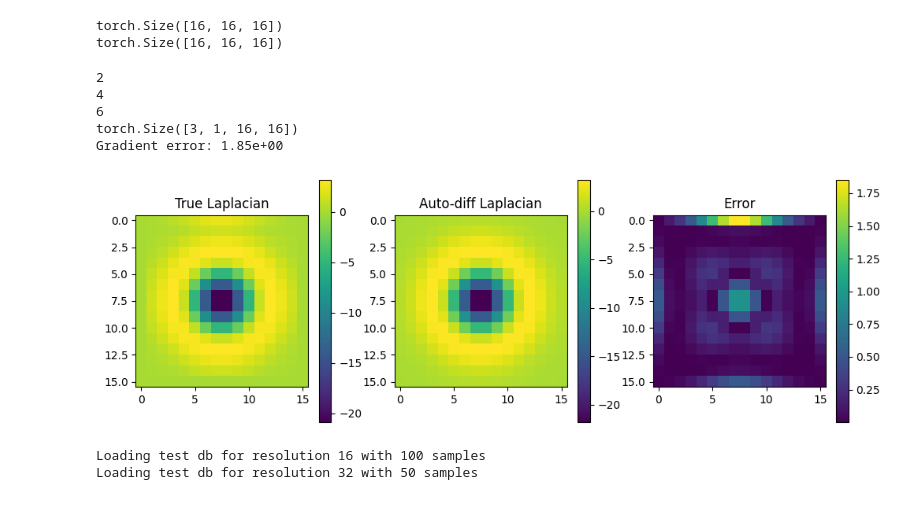
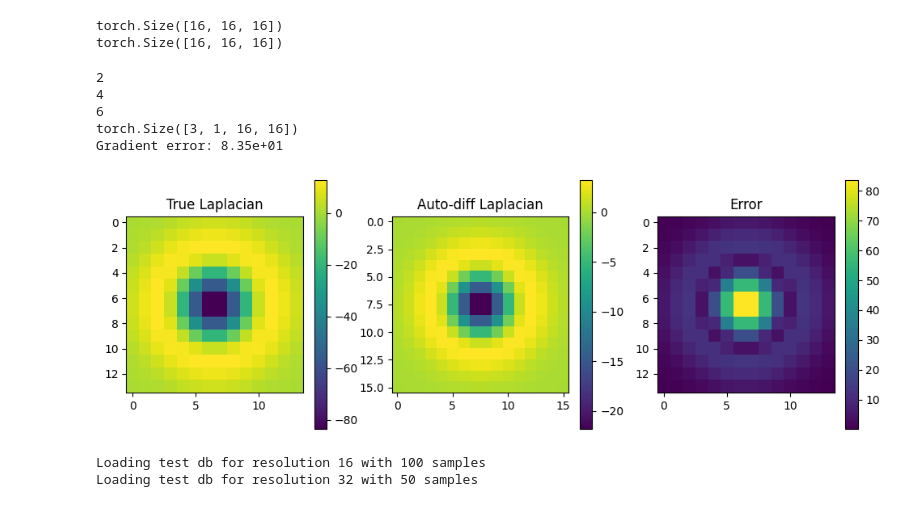
Before and after one commit to Mohammed-khlifi/NeuralPDE-Solver, a Jupyter notebook: FNO.ipynb, the cells around one changed output. Cells and saved outputs as stored; diff of their text form; code cells hidden in the pictures.

```diff
--- a/FNO.ipynb
+++ b/FNO.ipynb
@@ -322,15 +322,21 @@ class FVMDerivatives:
         self.X, self.Y = torch.meshgrid(self.x, self.y, indexing='ij')
 
 
-    def laplacian(self, u):
+    def laplacian(self, y_pred):
         """Calculate Laplacian using FVM"""
-        laplacian = torch.zeros_like(u)
+        y_pred = y_pred.squeeze()
+        batch_size, nx , ny = y_pred.shape
+        dx = 1 / nx
+        dy = 1 / ny
+        du_dx = (y_pred[:, 2:, 1:-1] - y_pred[:, :-2, 1:-1]) / (2 * dx)
+        du_dy = (y_pred[:, 1:-1, 2:] - y_pred[:, 1:-1, :-2]) / (2 * dy)
+        #print(du_dx.shape)
+        #import sys ; sys.exit()
+        # Calculate second derivatives
+        d2u_dx2 = (y_pred[:, 2:, 1:-1] - 2*y_pred[:, 1:-1, 1:-1] + y_pred[:, :-2, 1:-1]) / dx**2
+        d2u_dy2 = (y_pred[:, 1:-1, 2:] - 2*y_pred[:, 1:-1, 1:-1] + y_pred[:, 1:-1, :-2]) / dy**2
 
-        # Interior points
-        laplacian[1:-1, 1:-1] = (
-            (u[2:, 1:-1] - 2 * u[1:-1, 1:-1] + u[:-2, 1:-1]) / (self.dx**2) +
-            (u[1:-1, 2:] - 2 * u[1:-1, 1:-1] + u[1:-1, :-2]) / (self.dy**2)
-        )
+        laplacian = d2u_dx2 + d2u_dy2
 
         return laplacian
 
@@ -348,6 +354,7 @@ class FVMDerivatives:
 
 
         return darcy_flow
+
 
 
 # Example usage
@@ -382,39 +389,39 @@ U = torch.stack(U , dim = 0)
 print(U.shape)
 # Auto-diff Laplacian
 i = 2
 auto_lap = derivation(U[i] , X , order=2) + derivation(U[i] , Y , order=2)
 
 # Calculate derivatives
 #grad_x, grad_y = fvm.gradient(u)
-Lap = fvm.laplacian(U.reshape(3 * 16, 16))
-Lap = Lap.reshape(3, 16, 16)
+Lap = fvm.laplacian(U)
+#Lap = Lap.reshape(3, 16, 16)
 lap = Lap[i]
 
-error = torch.abs(lap - auto_lap).max()
+error = torch.abs(lap - auto_lap[1 , -1]).max()
 
 print(f'Gradient error: {error:.2e}')
 
 plt.figure(figsize=(12, 4))
 plt.subplot(131)
 plt.title('True Laplacian')
 plt.imshow(lap.detach().numpy())
 plt.colorbar()
 plt.subplot(132)
 plt.title('Auto-diff Laplacian')
 plt.imshow(auto_lap.detach().numpy())
 plt.colorbar()
 plt.subplot(133)
 plt.title('Error')
-plt.imshow(torch.abs(lap - auto_lap).detach().numpy())
+plt.imshow(torch.abs(lap - auto_lap[1 , -1]).detach().numpy())
 plt.colorbar()
 plt.show()
 # %% [output]
 2
 4
 6
 torch.Size([3, 1, 16, 16])
-Gradient error: 1.85e+00
+Gradient error: 8.35e+01
-[figure, old version]
+[figure, new version]
 # %%
 train_loader, test_loaders, _ = load_darcy_flow_small(
             n_train=500, batch_size=32,
```
Also changed, not shown: parts of 9 cells of this notebook, 5 other files.
